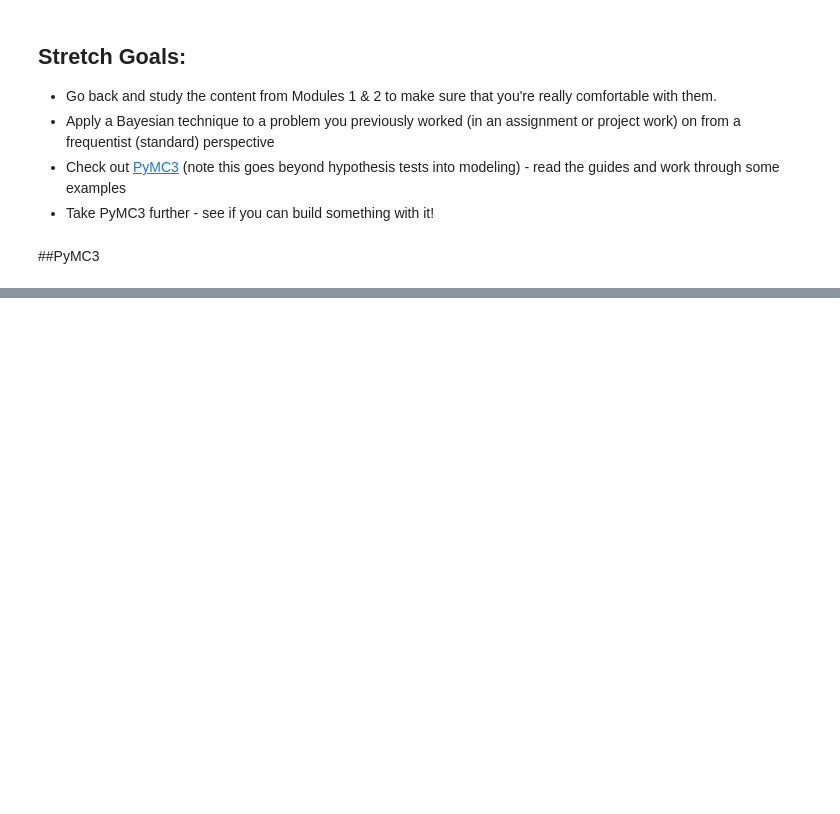
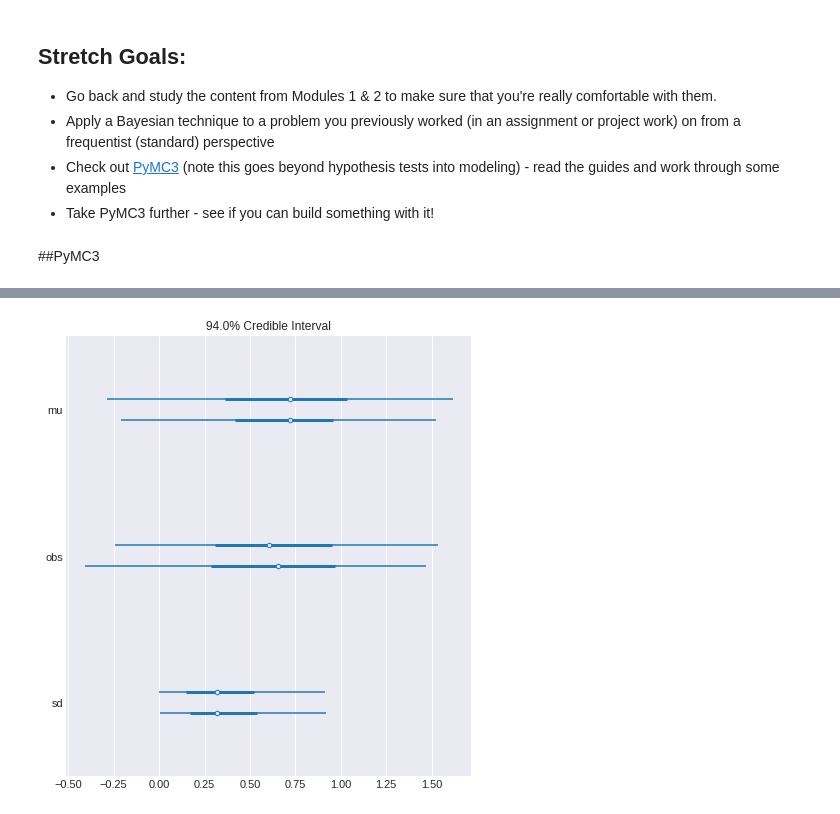
Before and after one commit to Daniel-Benson-Poe/DS-Unit-1-Sprint-2-Statistics, a Jupyter notebook: db_LS_DS_123_Introduction_to_Bayesian_Inference_Assignment.ipynb, the cells around one changed output, grey strips where cells are left out. Cells and saved outputs as stored; diff of their text form; code cells hidden in the pictures; blank space fills up the shorter version.

```diff
--- a/db_LS_DS_123_Introduction_to_Bayesian_Inference_Assignment.ipynb
+++ b/db_LS_DS_123_Introduction_to_Bayesian_Inference_Assignment.ipynb
@@ -364,0 +611,5 @@ The differences between the frequentist approach and the Bayesian mainly revolve
+# %%
+# Let's look at a forest plot for first class
+ar.plot_forest(trace);
+# %% [output]
+[figure, added]
```
Also changed, not shown: parts of 40 cells of this notebook.
